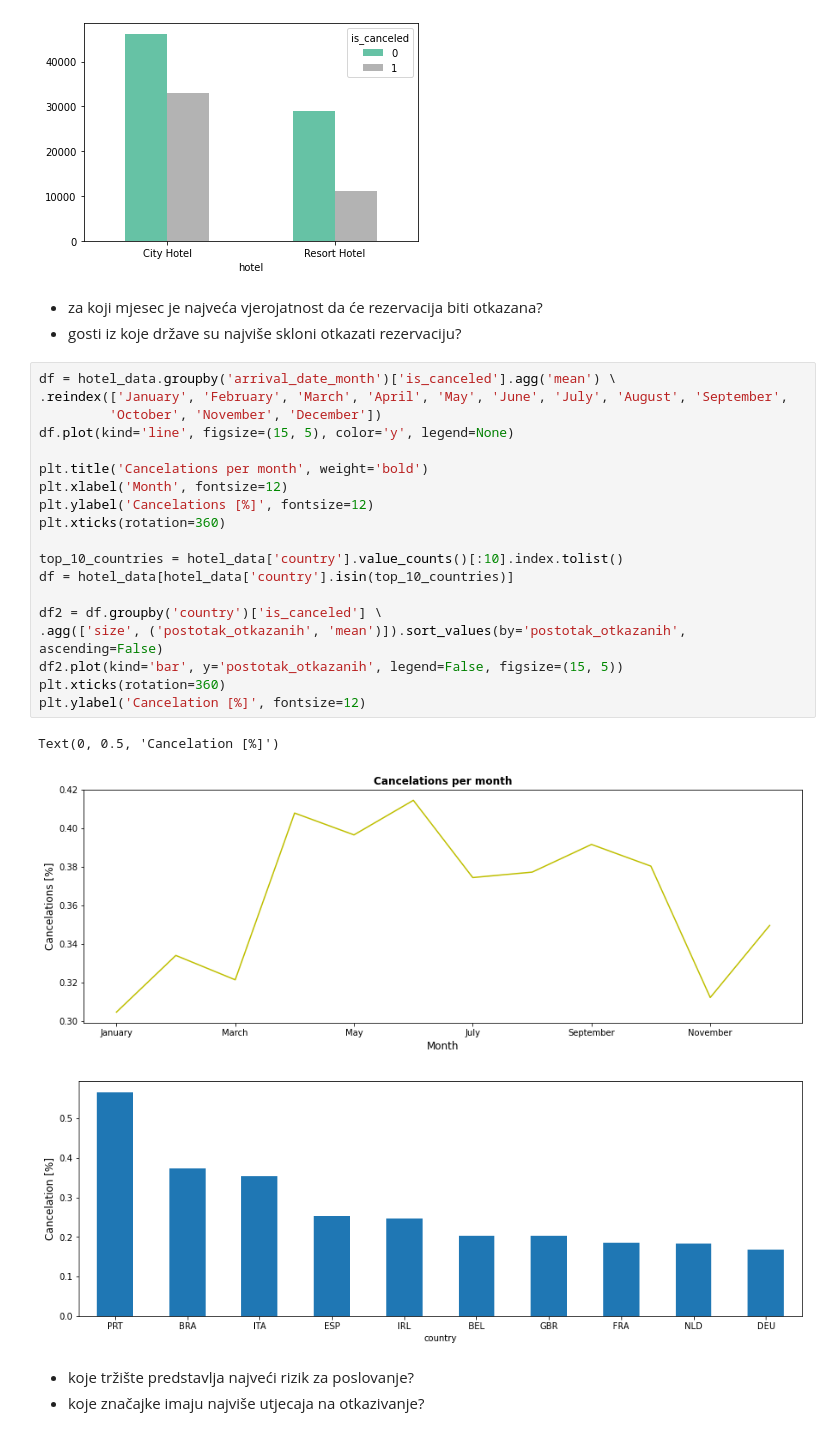
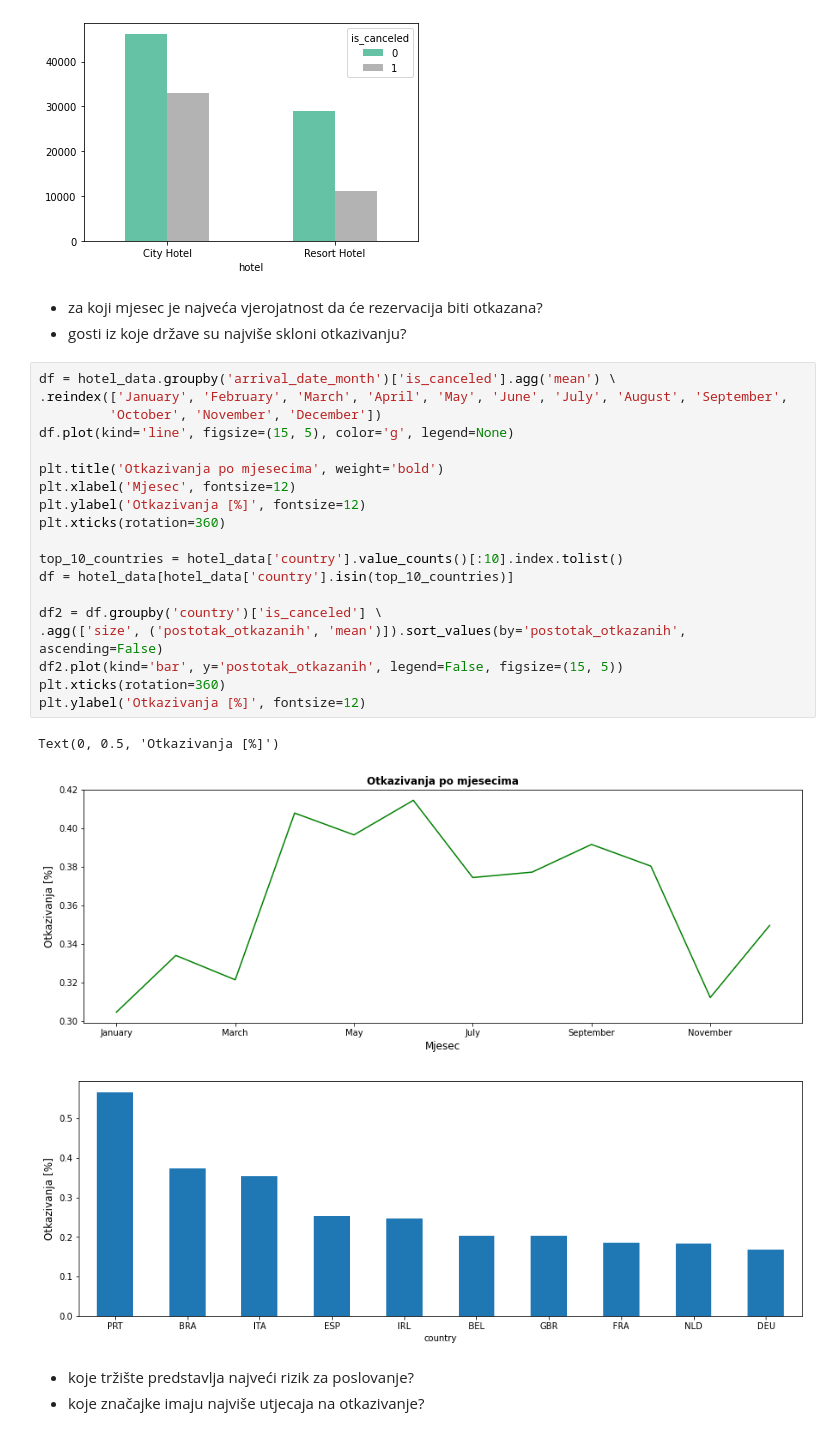
Before and after one commit to cavlic/sharing-github, a Jupyter notebook: Projekt.ipynb, the cells around one changed output. Drawn from its saved outputs; the diff is of its cells as text.

```diff
--- a/Projekt.ipynb
+++ b/Projekt.ipynb
@@ -252,29 +255,29 @@ plt.xticks(rotation=360)
 [figure]
 # %% [markdown]
 * za koji mjesec je najveća vjerojatnost da će rezervacija biti otkazana?
-* gosti iz koje države su najviše skloni otkazati rezervaciju?
+* gosti iz koje države su najviše skloni otkazivanju?
 # %%
 df = hotel_data.groupby('arrival_date_month')['is_canceled'].agg('mean') \
 .reindex(['January', 'February', 'March', 'April', 'May', 'June', 'July', 'August', 'September',
          'October', 'November', 'December'])
-df.plot(kind='line', figsize=(15, 5), color='y', legend=None)
+df.plot(kind='line', figsize=(15, 5), color='g', legend=None)
 
-plt.title('Cancelations per month', weight='bold')
-plt.xlabel('Month', fontsize=12)
-plt.ylabel('Cancelations [%]', fontsize=12)
+plt.title('Otkazivanja po mjesecima', weight='bold')
+plt.xlabel('Mjesec', fontsize=12)
+plt.ylabel('Otkazivanja [%]', fontsize=12)
 plt.xticks(rotation=360)
 
 top_10_countries = hotel_data['country'].value_counts()[:10].index.tolist()
 df = hotel_data[hotel_data['country'].isin(top_10_countries)]
 
 df2 = df.groupby('country')['is_canceled'] \
 .agg(['size', ('postotak_otkazanih', 'mean')]).sort_values(by='postotak_otkazanih', ascending=False)
 df2.plot(kind='bar', y='postotak_otkazanih', legend=False, figsize=(15, 5))
 plt.xticks(rotation=360)
-plt.ylabel('Cancelation [%]', fontsize=12)
+plt.ylabel('Otkazivanja [%]', fontsize=12)
 # %% [output]
-Text(0, 0.5, 'Cancelation [%]')
+Text(0, 0.5, 'Otkazivanja [%]')
-[figure, old version]
+[figure, new version]
 [figure]
 # %% [markdown]
 * koje tržište predstavlja najveći rizik za poslovanje?
```
Also changed, not shown: parts of 21 cells of this notebook.
